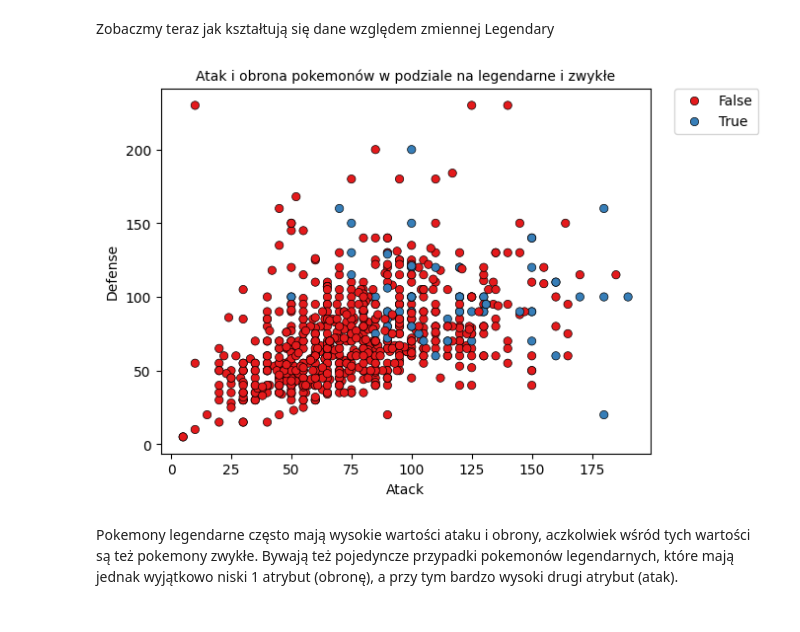
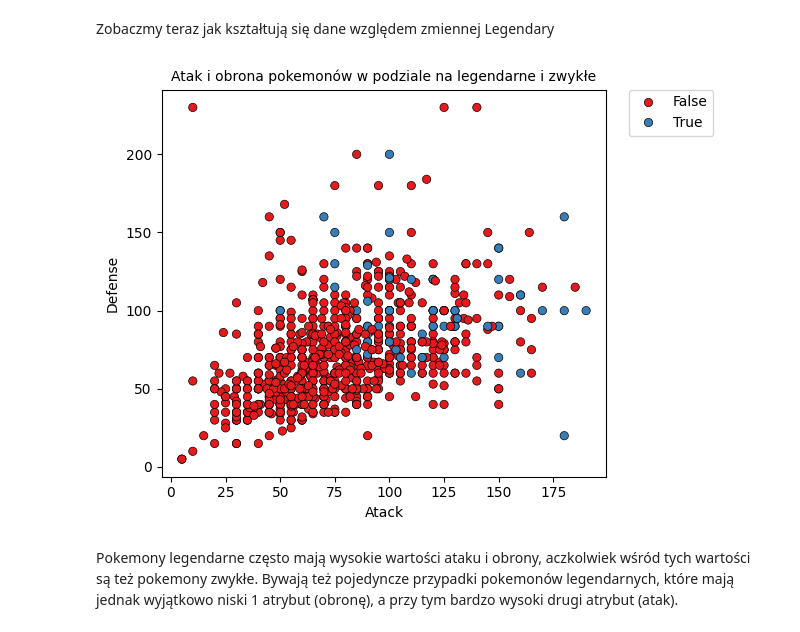
Before and after one commit to Kubix-commits/Wizualizacja-Danych, a Jupyter notebook: Projekt - wizualizacja/Wizualizacja danych.ipynb, the cells around one changed output. Cells and saved outputs as stored; diff of their text form; code cells hidden in the pictures.

```diff
--- a/Projekt - wizualizacja/Wizualizacja danych.ipynb
+++ b/Projekt - wizualizacja/Wizualizacja danych.ipynb
@@ -340,22 +353,22 @@ Zobaczmy teraz jak kształtują się dane względem zmiennej Legendary
 # %%
 
 sns.scatterplot(
     data=dane,
     x="Attack",
     y="Defense",
     hue="Legendary",
     palette="Set1",
     edgecolor="black"
 )
 
 plt.xlabel("Atack")
 plt.ylabel("Defense")
 plt.legend(bbox_to_anchor=(1.05, 1), loc='upper left', borderaxespad=0.)
 plt.title("Atak i obrona pokemonów w podziale na legendarne i zwykłe", fontsize = 10)
-
+plt.tight_layout()
 plt.show()
 # %% [output]
-[figure, old version]
+[figure, new version]
 # %% [markdown]
 Pokemony legendarne często mają wysokie wartości ataku i obrony, aczkolwiek wśród tych wartości są też pokemony zwykłe. Bywają też pojedyncze przypadki pokemonów legendarnych, które mają jednak wyjątkowo niski 1 atrybut (obronę), a przy tym bardzo wysoki drugi atrybut (atak).
 # %% [markdown]
```
Also changed, not shown: parts of 14 cells of this notebook.
